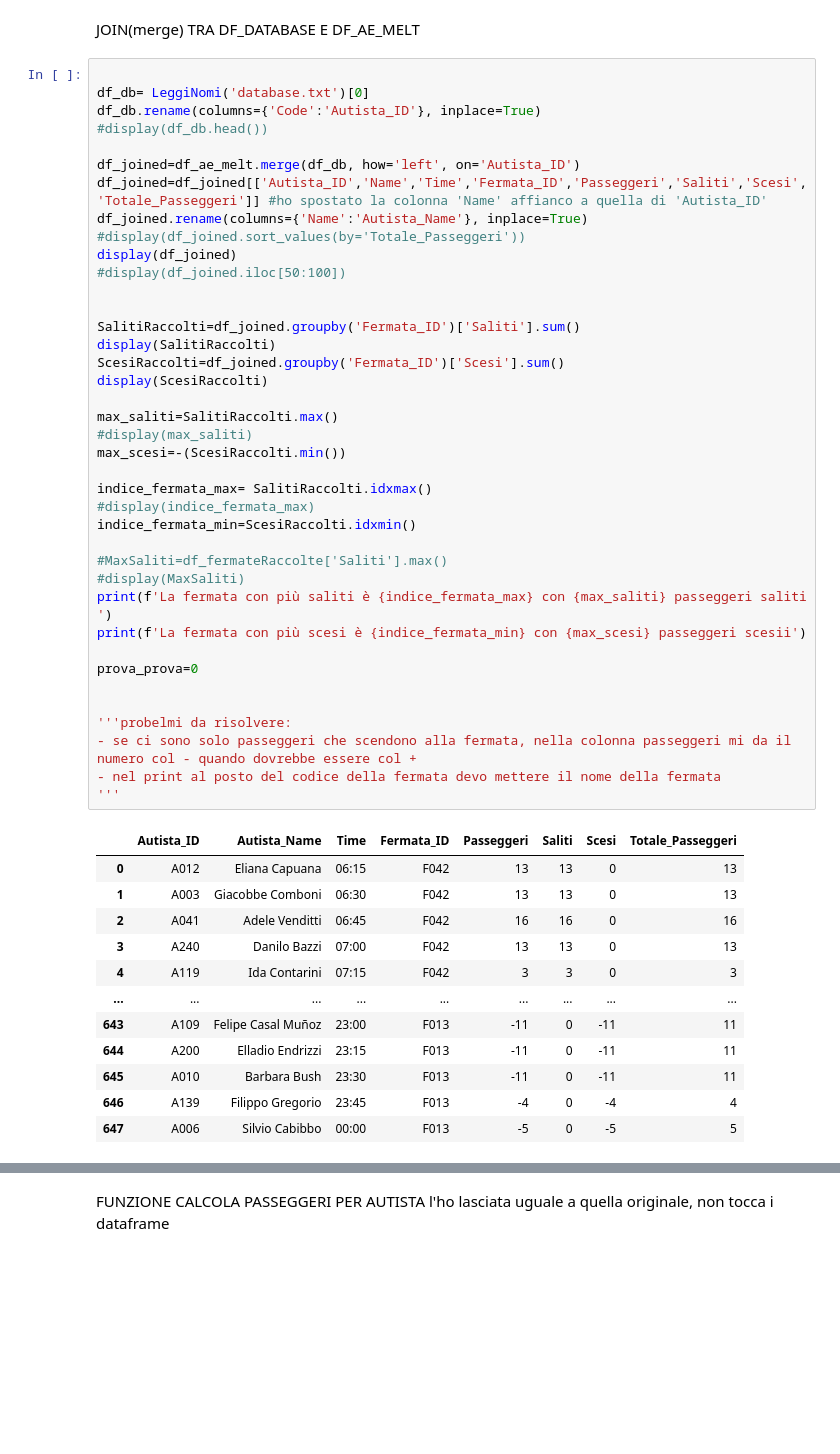
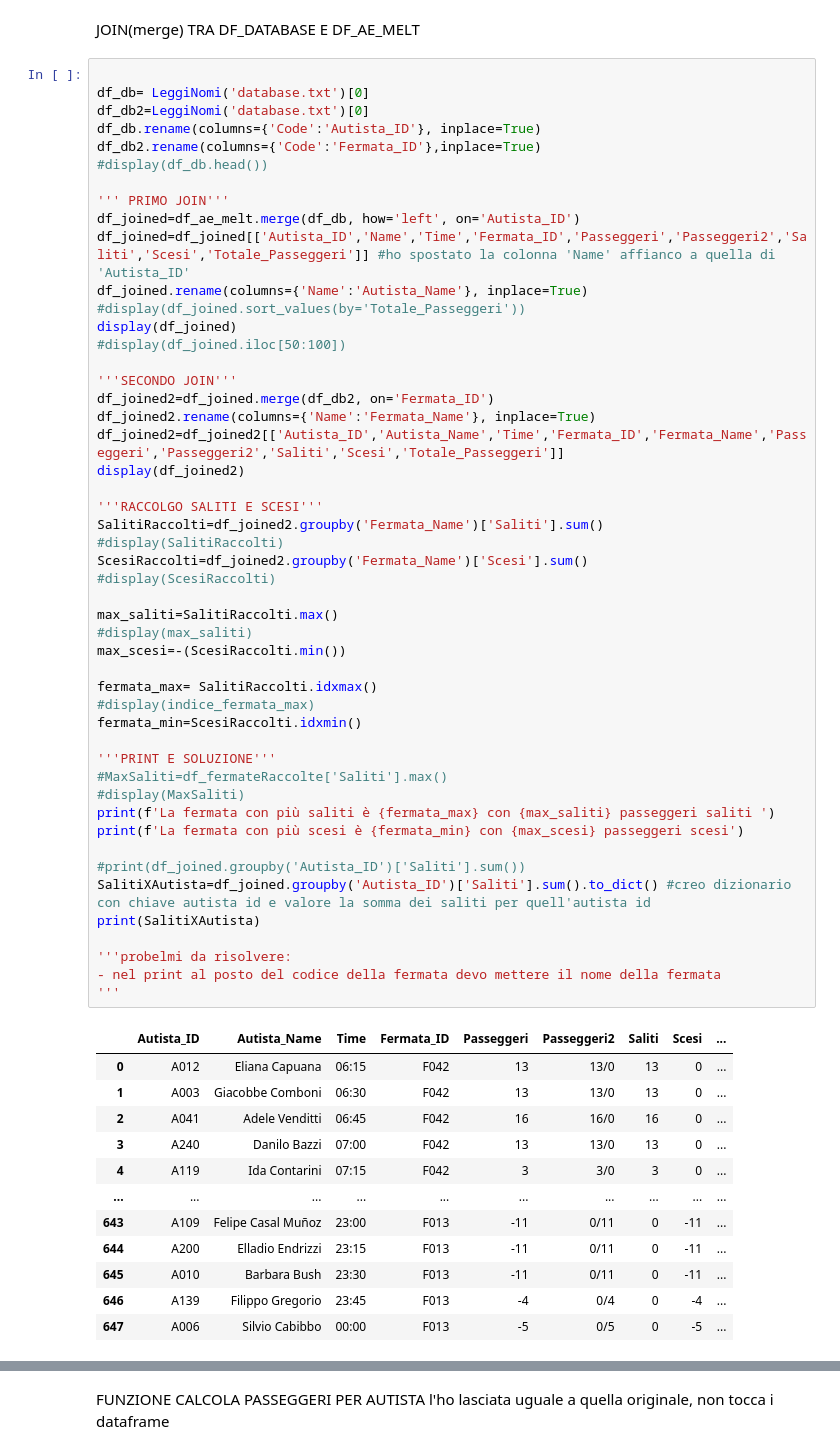
Before and after one commit to AlessandroPavia/Repository_MezziPubblici, a Jupyter notebook: ProgettoPandas2.ipynb, the cells around one changed output, grey strips where cells are left out. Saved outputs shown, nothing was run; the diff lists cells and outputs as text; blank space fills up the shorter version.

Commit message:
Arrivato alla soluzione comune

```diff
--- a/ProgettoPandas2.ipynb
+++ b/ProgettoPandas2.ipynb
@@ -108,52 +126,62 @@ JOIN(merge) TRA DF_DATABASE E DF_AE_MELT
 # %%
 
 df_db= LeggiNomi('database.txt')[0]
+df_db2=LeggiNomi('database.txt')[0]
 df_db.rename(columns={'Code':'Autista_ID'}, inplace=True)
+df_db2.rename(columns={'Code':'Fermata_ID'},inplace=True)
 #display(df_db.head())
 
+''' PRIMO JOIN'''
 df_joined=df_ae_melt.merge(df_db, how='left', on='Autista_ID')
-df_joined=df_joined[['Autista_ID','Name','Time','Fermata_ID','Passeggeri','Saliti','Scesi','Totale_Passeggeri']] #ho spostato la colonna 'Name' affianco a quella di 'Autista_ID'
+df_joined=df_joined[['Autista_ID','Name','Time','Fermata_ID','Passeggeri','Passeggeri2','Saliti','Scesi','Totale_Passeggeri']] #ho spostato la colonna 'Name' affianco a quella di 'Autista_ID'
 df_joined.rename(columns={'Name':'Autista_Name'}, inplace=True)
 #display(df_joined.sort_values(by='Totale_Passeggeri'))
 display(df_joined)
 #display(df_joined.iloc[50:100])
 
+'''SECONDO JOIN'''
+df_joined2=df_joined.merge(df_db2, on='Fermata_ID')
+df_joined2.rename(columns={'Name':'Fermata_Name'}, inplace=True)
+df_joined2=df_joined2[['Autista_ID','Autista_Name','Time','Fermata_ID','Fermata_Name','Passeggeri','Passeggeri2','Saliti','Scesi','Totale_Passeggeri']]
+display(df_joined2)
 
-SalitiRaccolti=df_joined.groupby('Fermata_ID')['Saliti'].sum()
-display(SalitiRaccolti)
-ScesiRaccolti=df_joined.groupby('Fermata_ID')['Scesi'].sum()
-display(ScesiRaccolti)
+'''RACCOLGO SALITI E SCESI'''
+SalitiRaccolti=df_joined2.groupby('Fermata_Name')['Saliti'].sum()
+#display(SalitiRaccolti)
+ScesiRaccolti=df_joined2.groupby('Fermata_Name')['Scesi'].sum()
+#display(ScesiRaccolti)
 
 max_saliti=SalitiRaccolti.max()
 #display(max_saliti)
 max_scesi=-(ScesiRaccolti.min())
 
-indice_fermata_max= SalitiRaccolti.idxmax()
+fermata_max= SalitiRaccolti.idxmax()
 #display(indice_fermata_max)
-indice_fermata_min=ScesiRaccolti.idxmin()
+fermata_min=ScesiRaccolti.idxmin()
 
+'''PRINT E SOLUZIONE'''
 #MaxSaliti=df_fermateRaccolte['Saliti'].max()
 #display(MaxSaliti)
-print(f'La fermata con più saliti è {indice_fermata_max} con {max_saliti} passeggeri saliti ')
-print(f'La fermata con più scesi è {indice_fermata_min} con {max_scesi} passeggeri scesii')
+print(f'La fermata con più saliti è {fermata_max} con {max_saliti} passeggeri saliti ')
+print(f'La fermata con più scesi è {fermata_min} con {max_scesi} passeggeri scesi')
 
-prova_prova=0
-
+#print(df_joined.groupby('Autista_ID')['Saliti'].sum())
+SalitiXAutista=df_joined.groupby('Autista_ID')['Saliti'].sum().to_dict() #creo dizionario con chiave autista id e valore la somma dei saliti per quell'autista id
+print(SalitiXAutista)
 
 '''probelmi da risolvere:
-- se ci sono solo passeggeri che scendono alla fermata, nella colonna passeggeri mi da il numero col - quando dovrebbe essere col +
 - nel print al posto del codice della fermata devo mettere il nome della fermata
 '''
 # %% [output]
-|  | Autista_ID | Autista_Name | Time | Fermata_ID | Passeggeri | Saliti | Scesi | Totale_Passeggeri |
-| 0 | A012 | Eliana Capuana | 06:15 | F042 | 13 | 13 | 0 | 13 |
-| 1 | A003 | Giacobbe Comboni | 06:30 | F042 | 13 | 13 | 0 | 13 |
-| 2 | A041 | Adele Venditti | 06:45 | F042 | 16 | 16 | 0 | 16 |
-| 3 | A240 | Danilo Bazzi | 07:00 | F042 | 13 | 13 | 0 | 13 |
-| 4 | A119 | Ida Contarini | 07:15 | F042 | 3 | 3 | 0 | 3 |
-| ... | ... | ... | ... | ... | ... | ... | ... | ... |
-| 643 | A109 | Felipe Casal Muñoz | 23:00 | F013 | -11 | 0 | -11 | 11 |
-| 644 | A200 | Elladio Endrizzi | 23:15 | F013 | -11 | 0 | -11 | 11 |
-| 645 | A010 | Barbara Bush | 23:30 | F013 | -11 | 0 | -11 | 11 |
-| 646 | A139 | Filippo Gregorio | 23:45 | F013 | -4 | 0 | -4 | 4 |
-| 647 | A006 | Silvio Cabibbo | 00:00 | F013 | -5 | 0 | -5 | 5 |
+|  | Autista_ID | Autista_Name | Time | Fermata_ID | Passeggeri | Passeggeri2 | Saliti | Scesi | ... |
+| 0 | A012 | Eliana Capuana | 06:15 | F042 | 13 | 13/0 | 13 | 0 | ... |
+| 1 | A003 | Giacobbe Comboni | 06:30 | F042 | 13 | 13/0 | 13 | 0 | ... |
+| 2 | A041 | Adele Venditti | 06:45 | F042 | 16 | 16/0 | 16 | 0 | ... |
+| 3 | A240 | Danilo Bazzi | 07:00 | F042 | 13 | 13/0 | 13 | 0 | ... |
+| 4 | A119 | Ida Contarini | 07:15 | F042 | 3 | 3/0 | 3 | 0 | ... |
+| ... | ... | ... | ... | ... | ... | ... | ... | ... | ... |
+| 643 | A109 | Felipe Casal Muñoz | 23:00 | F013 | -11 | 0/11 | 0 | -11 | ... |
+| 644 | A200 | Elladio Endrizzi | 23:15 | F013 | -11 | 0/11 | 0 | -11 | ... |
+| 645 | A010 | Barbara Bush | 23:30 | F013 | -11 | 0/11 | 0 | -11 | ... |
+| 646 | A139 | Filippo Gregorio | 23:45 | F013 | -4 | 0/4 | 0 | -4 | ... |
+| 647 | A006 | Silvio Cabibbo | 00:00 | F013 | -5 | 0/5 | 0 | -5 | ... |
```
Also changed, not shown: parts of 2 cells of this notebook.
